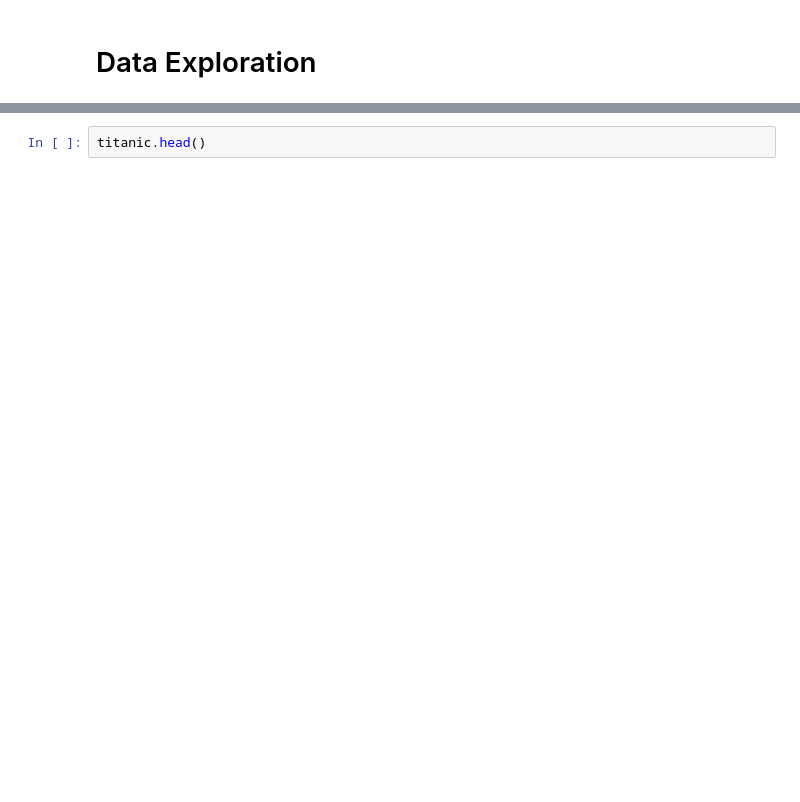
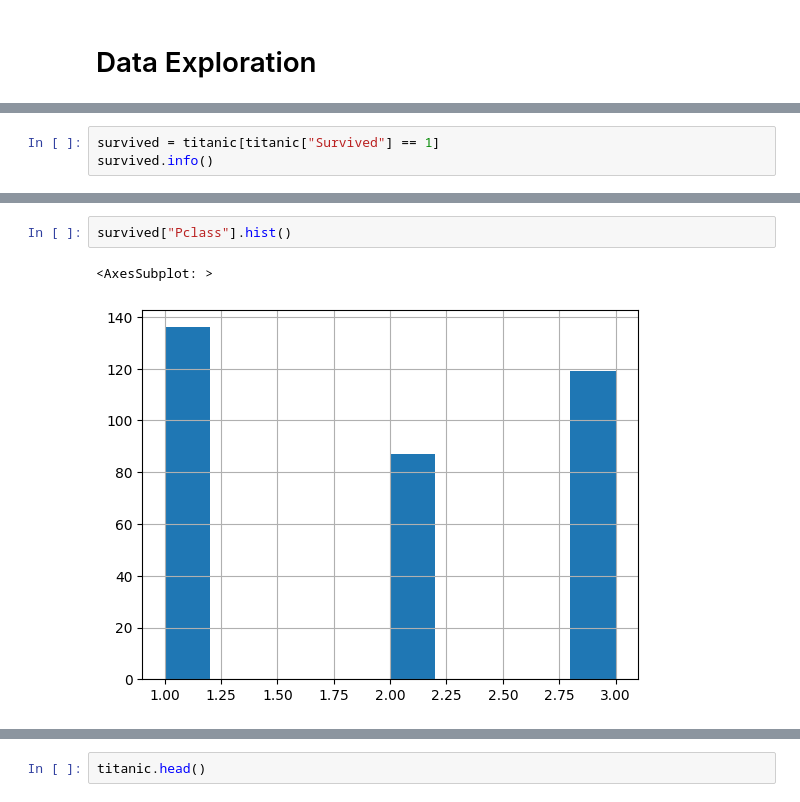
Before and after one commit to trevenue44/kgl_titanic_problem, a Jupyter notebook: data_exploration.ipynb, the cells around one changed output, grey strips where cells are left out. Cells and saved outputs as stored; diff of their text form; blank space fills up the shorter version.

```diff
--- a/data_exploration.ipynb
+++ b/data_exploration.ipynb
@@ -8,0 +42,3 @@ titanic = pd.read_csv("./titanic_data/train.csv")
+# %%
+survived = titanic[titanic["Survived"] == 1]
+survived.info()
@@ -8,0 +111,5 @@ titanic = pd.read_csv("./titanic_data/train.csv")
+# %%
+survived["Pclass"].hist()
+# %% [output]
+<AxesSubplot: >
+[figure, added]
```
Also changed, not shown: parts of 44 cells of this notebook, 5 other files.
